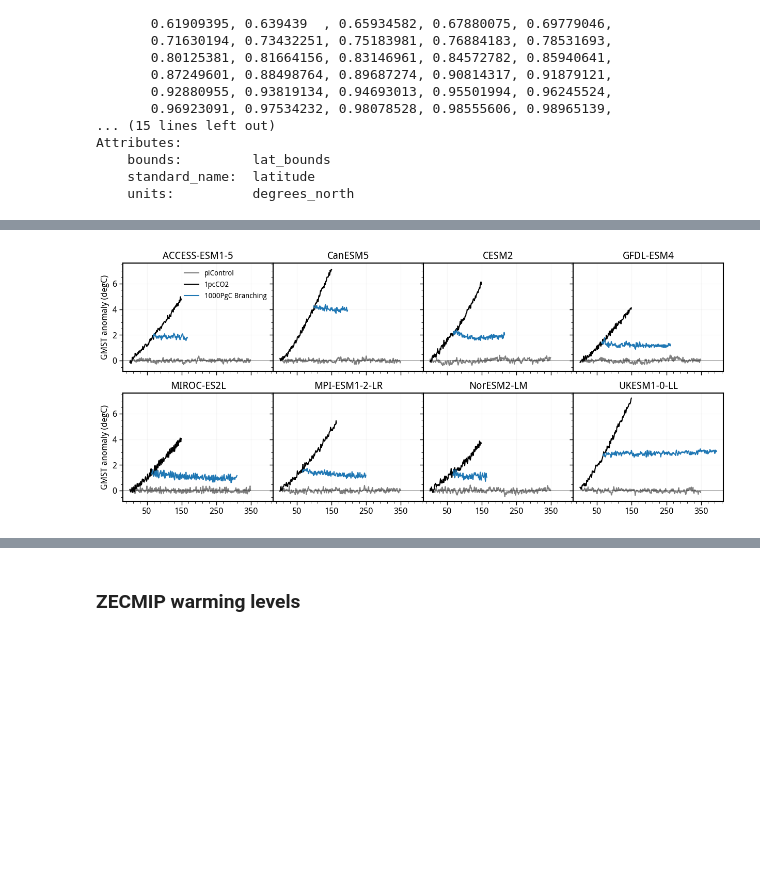
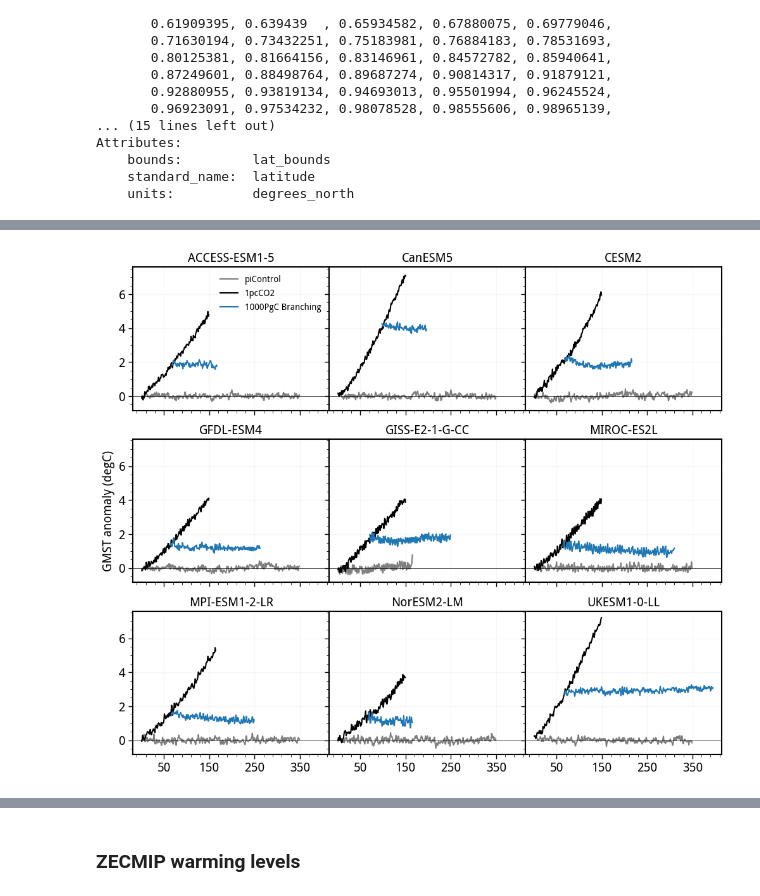
Before and after one commit to adisen99/net_zero_enso_pacific_changes, a Jupyter notebook: 02_zecmip_enso_characteristics.ipynb, the cells around one changed output, grey strips where cells are left out. Drawn from its saved outputs; the diff is of its cells as text; code cells hidden in the pictures; blank space fills up the shorter version.

Commit message:
checkpoint: new plot style, periodicity and skewness analysis

```diff
--- a/02_zecmip_enso_characteristics.ipynb
+++ b/02_zecmip_enso_characteristics.ipynb
@@ -132,7 +132,7 @@ models_zec = [
     'CanESM5',
     'CESM2',
     'GFDL-ESM4',
-    # 'GISS-E2-1-G-CC', # 1pctCO2 not present in local directories
+    'GISS-E2-1-G-CC', # 1pctCO2 not present in local directories
     'MIROC-ES2L',
     'MPI-ESM1-2-LR',
     'NorESM2-LM',
@@ -158,7 +158,10 @@ list_brch1000 = []
 for m in range(len(models_zec)):
     base = xr.open_dataset(f'/g/data/ob22/as8561/data/enso_trans_stable/sst_grad_res/zecmip/{models_zec[m]}_pic_tas.nc').tas
     ds = xr.open_dataset(f'/g/data/ob22/as8561/data/enso_trans_stable/sst_grad_res/zecmip/{models_zec[m]}_1pctco2_tas.nc').tas.load()
-    list_1pctco2.append(funcs.calc_anom(ds, base.isel(time = slice(0, 350))))
+    if models_zec[m] == 'GISS-E2-1-G-CC':
+        list_1pctco2.append(funcs.calc_anom(ds.isel(model=2).drop('model'), base.isel(time = slice(0, 350))))
+    else:
+        list_1pctco2.append(funcs.calc_anom(ds, base.isel(time = slice(0, 350))))
     ds1 = xr.open_dataset(f'/g/data/ob22/as8561/data/enso_trans_stable/sst_grad_res/zecmip/{models_zec[m]}_brch1000_tas.nc').tas.load()
     list_brch1000.append(funcs.calc_anom(ds1, base.isel(time = slice(0, 350))))
 
@@ -226,31 +244,31 @@ import seaborn as sns
 # %%
-fig, axarr = plt.subplots(nrows=2, ncols=4, figsize=(15,6), constrained_layout=True, sharex=True, sharey=True)
+fig, axarr = plt.subplots(nrows=3, ncols=3, figsize=(12,10), constrained_layout=True, sharex=True, sharey=True)
 axlist = axarr.flatten()
 for i in range(len(axlist)):
     xdata0 = pic_dat[models_zec[i]].time.dt.year
     axlist[i].plot((xdata0 - xdata0[0])[1:350], pic_dat[models_zec[i]].weighted(weights).mean(('lat', 'lon')).isel(time = slice(1, 350), model=0), color='tab:gray', label='piControl')
     xdata = pic_dat[models_zec[i]].time.dt.year
     #
     xdata0 = trans_dat[models_zec[i]].time.dt.year
     axlist[i].plot((xdata0 - xdata0[0])[1:-1], trans_dat[models_zec[i]].weighted(weights).mean(('lat', 'lon')).isel(time = slice(1, -1), model=0), color='k', label='1pcCO2')
     xdata = stable1000_dat[models_zec[i]].time.dt.year
     axlist[i].plot((xdata - xdata0[0])[1:-1], stable1000_dat[models_zec[i]].weighted(weights).mean(('lat', 'lon')).isel(time = slice(1, -1), model=0), color='tab:blue', ls='-', label='1000PgC Branching')
     axlist[i].set_xticks(np.arange(50, 450, 100))
     # axlist[i].set_yticklabels([])
     axlist[i].axhline(0.0, color='k', ls='-', lw=0.5)
     axlist[i].grid(alpha=0.1)
     # axlist[i].set_title(models_zec[i] + f' (n = {len(trans_dat[models_zec[i]].model)})', fontsize=14)
     axlist[i].set_title(models_zec[i], fontsize=14)
 
-axlist[0].set_ylabel('GMST anomaly (degC)')
-axlist[4].set_ylabel('GMST anomaly (degC)')
+# axlist[0].set_ylabel('GMST anomaly (degC)')
+axlist[3].set_ylabel('GMST anomaly (degC)')
 axlist[0].legend(frameon=False, loc='upper right', fontsize=10)
 
 plt.subplots_adjust(wspace=0.0, hspace=0.2)
 plt.minorticks_on()
 # sns.despine()
 # %% [output]
-[figure, old version]
+[figure, new version]
 # %%
 zec_values_temporal = np.empty((len(models_zec), 350))
 zec_values_temporal[:] = np.nan
```
Also changed, not shown: parts of 12 cells of this notebook, 2 other files.
